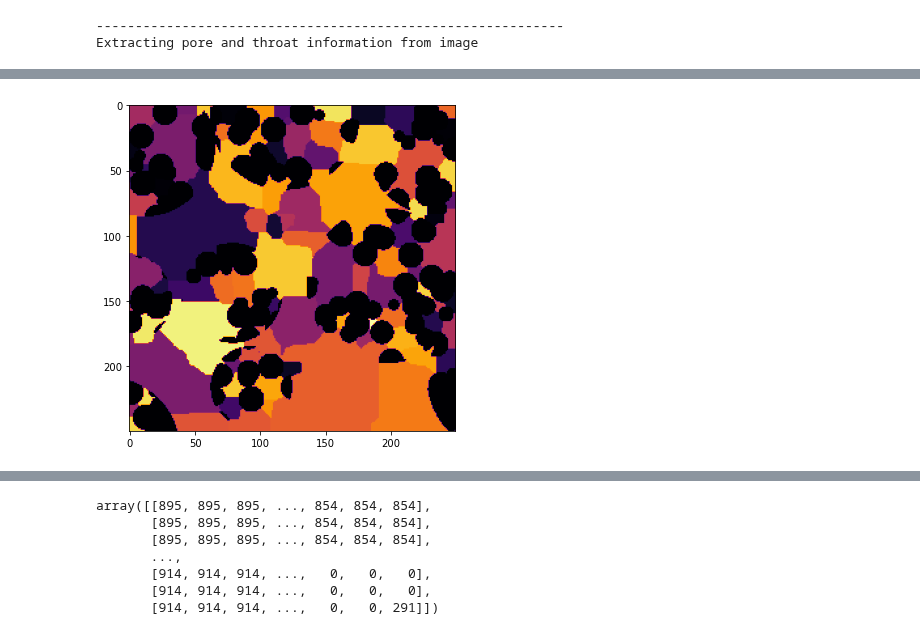
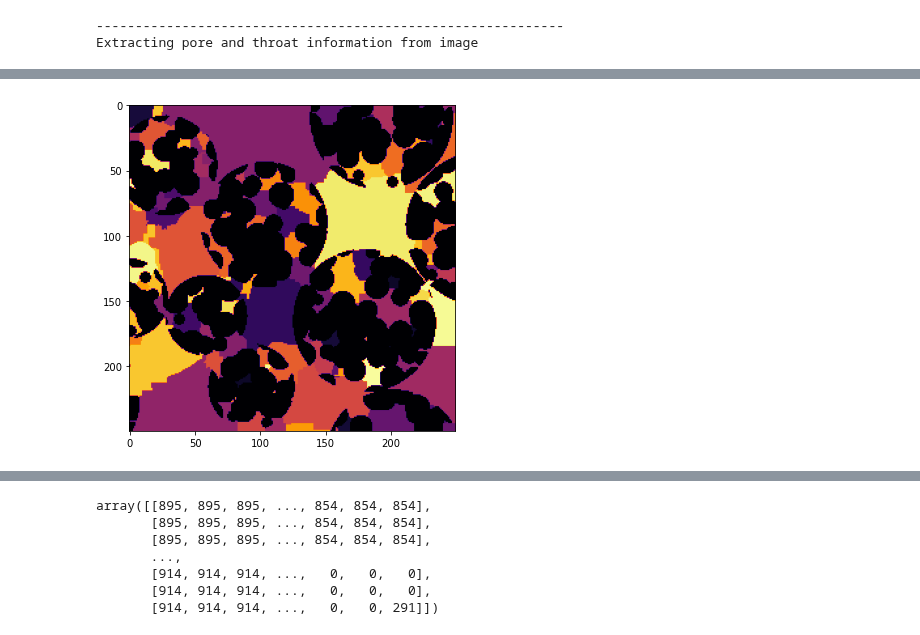
Before and after one commit to akkendrick/LABMOPS, a Jupyter notebook: analyze3Dsim.ipynb, the cells around one changed output, grey strips where cells are left out. Saved outputs shown, nothing was run; the diff lists cells and outputs as text; code cells hidden in the pictures.

```diff
--- a/analyze3Dsim.ipynb
+++ b/analyze3Dsim.ipynb
@@ -28,8 +29,9 @@ resolution = 16.81E-6 # adding resolution in meters
 # %%
 slice = 49
 
-poreImage = np.load('finalSimFile3D_out.npy')
 poreImage = np.transpose(poreImage)
+bigGrainImage = np.transpose(bigGrainImage)
+
 fig, (p1, p2) = plt.subplots(1, 2)
 
 fig.suptitle('Pore space and velocity map')
@@ -80,6 +87,6 @@ Extracting pore and throat information from image
 # %%
-slice = 0
+slice = 100
 plt.subplots(1, 1, figsize=(6, 6))
 fig = plt.imshow(snowFilt.regions[0:imageSize, 0:imageSize, slice], cmap=plt.cm.inferno)
 # %% [output]
-[figure, old version]
+[figure, new version]
```
Also changed, not shown: parts of 17 cells of this notebook, 1 other file.
